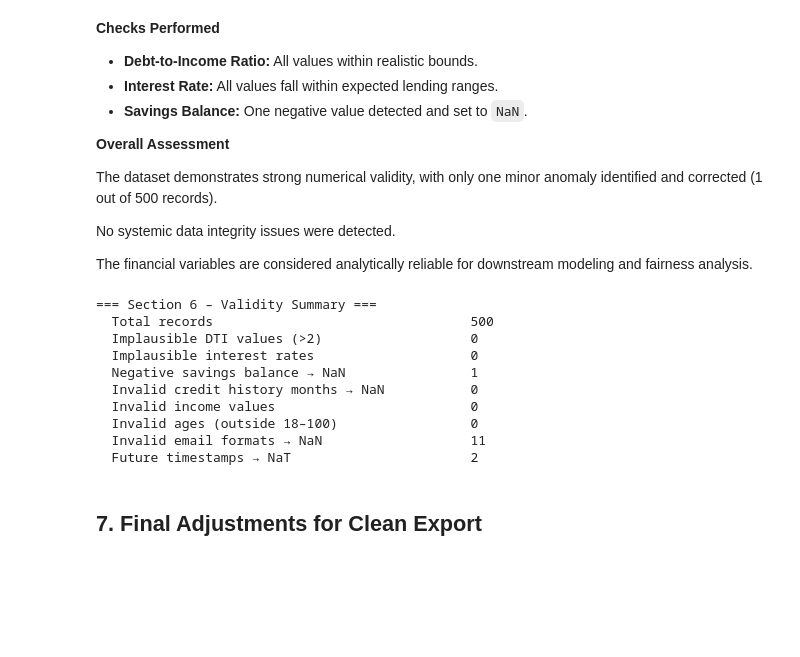
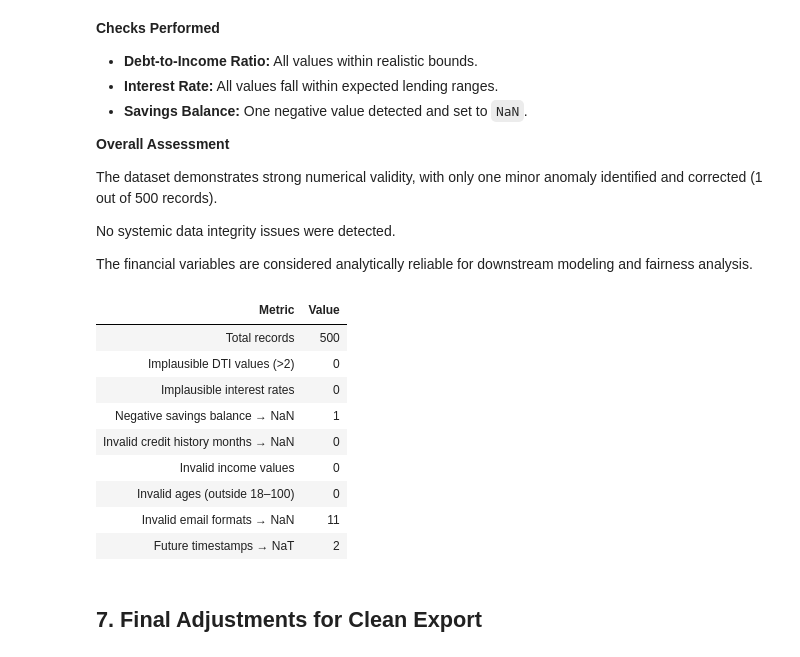
Before and after one commit to lauraaandrada/dego-project-team2, a Jupyter notebook: notebooks/01-Data-Quality.ipynb, the cells around one changed output. Saved outputs shown, nothing was run; the diff lists cells and outputs as text; code cells hidden in the pictures; blank space fills up the shorter version.

```diff
--- a/notebooks/01-Data-Quality.ipynb
+++ b/notebooks/01-Data-Quality.ipynb
@@ -1691,31 +1689,30 @@ The financial variables are considered analytically reliable for downstream mode
 # %%
 # Section 6 Summary
 section6_summary = {
     'Total records':                              len(df),
     'Implausible DTI values (>2)':                int(((df['financials.debt_to_income'] < 0) | (df['financials.debt_to_income'] > 2)).sum()),
     'Implausible interest rates':                 int(((df['decision.interest_rate'] < 0) | (df['decision.interest_rate'] > 100)).sum()),
     'Negative savings balance → NaN':             1,
     'Invalid credit history months → NaN':        int((df['financials.credit_history_months'] < 0).sum()),
     'Invalid income values':                      int((df['financials.annual_income'] < 0).sum()),
     'Invalid ages (outside 18–100)':              0,
     'Invalid email formats → NaN':                int(df['applicant_info.email'].isna().sum()),
-    'Future timestamps → NaT':                    len(future_timestamps),
-}
+    'Future timestamps → NaT':                    len(future_timestamps),}
 
 summary6_df = pd.DataFrame(section6_summary.items(),columns=["Metric", "Value"])
 
 display(summary6_df.style.hide(axis="index").set_properties(**{"text-align": "left"}))
 # %% [output]
-=== Section 6 – Validity Summary ===
-  Total records                                 500
-  Implausible DTI values (>2)                   0
-  Implausible interest rates                    0
-  Negative savings balance → NaN                1
-  Invalid credit history months → NaN           0
-  Invalid income values                         0
-  Invalid ages (outside 18–100)                 0
-  Invalid email formats → NaN                   11
-  Future timestamps → NaT                       2
+| Metric | Value |
+| Total records | 500 |
+| Implausible DTI values (>2) | 0 |
+| Implausible interest rates | 0 |
+| Negative savings balance → NaN | 1 |
+| Invalid credit history months → NaN | 0 |
+| Invalid income values | 0 |
+| Invalid ages (outside 18–100) | 0 |
+| Invalid email formats → NaN | 11 |
+| Future timestamps → NaT | 2 |
 # %% [markdown]
 ## **7. Final Adjustments for Clean Export**
 # %%
```
Also changed, not shown: parts of 17 cells of this notebook.
